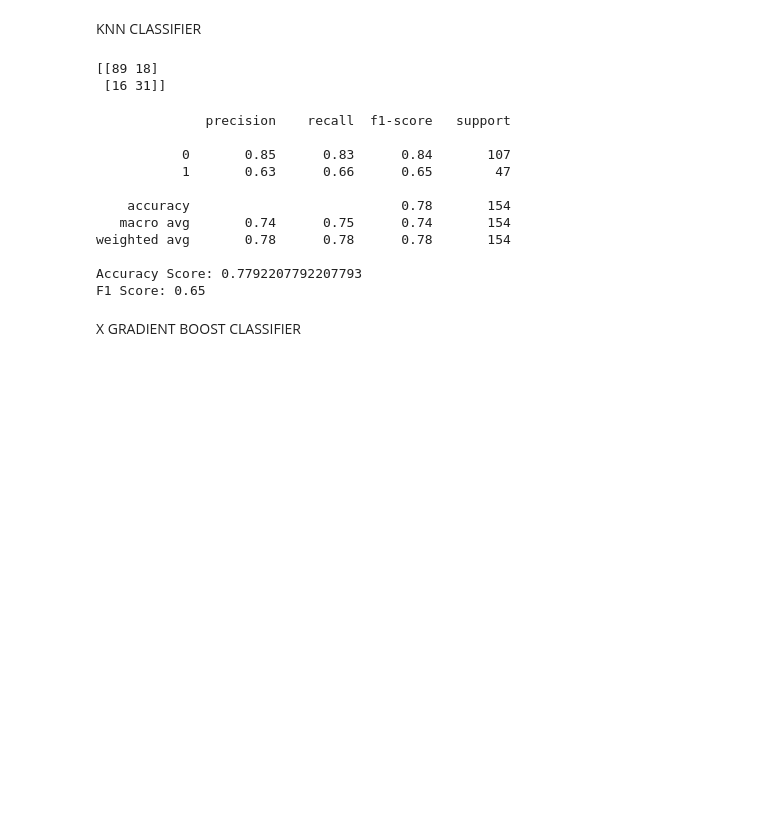
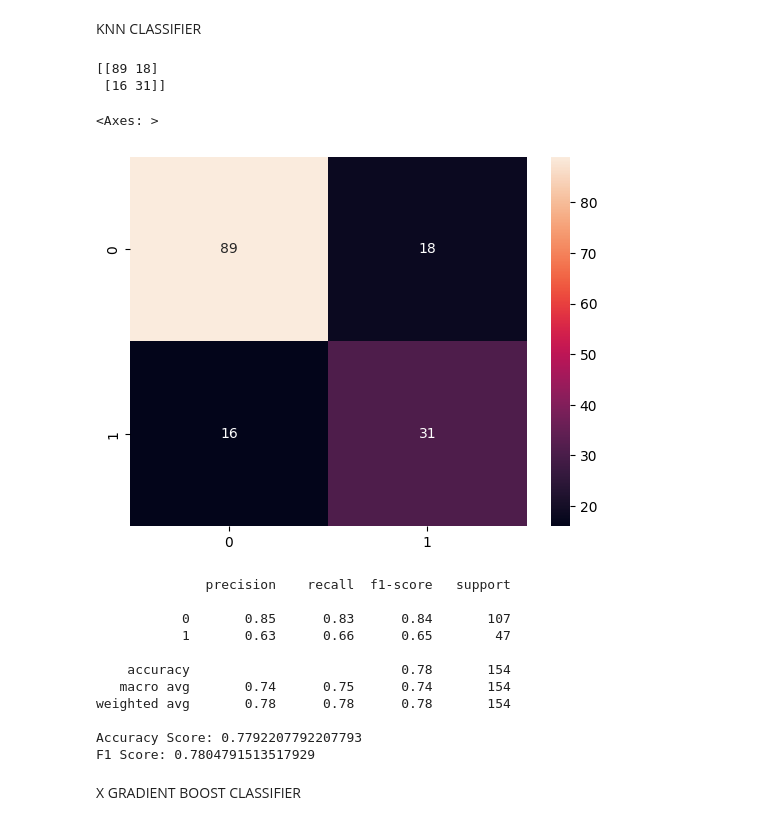
Before and after one commit to ivan-block/Exercise, a Jupyter notebook: diabetes.ipynb, the cells around one changed output. Drawn from its saved outputs; the diff is of its cells as text; code cells hidden in the pictures; blank space fills up the shorter version.

```diff
--- a/diabetes.ipynb
+++ b/diabetes.ipynb
@@ -304,13 +330,17 @@ KNN CLASSIFIER
 # %%
 knn = KNeighborsClassifier()
 knn.fit(X_train, y_train)
 yknnpredict = knn.predict(X_test)
 
 cm_knn = confusion_matrix(y_test, yknnpredict)
 print(cm_knn)
+
+sns.heatmap(cm_knn, annot=True)
 # %% [output]
 [[89 18]
  [16 31]]
+<Axes: >
+[figure, added]
 # %%
 cl_report_knn = classification_report(y_test, yknnpredict)
 print(cl_report_knn)
@@ -318,8 +348,8 @@ print(cl_report_knn)
 ac_score_knn = accuracy_score(y_test, yknnpredict)
 print(f"Accuracy Score: {ac_score_knn}")
 
-f1_knn = f1_score(y_test, yknnpredict)
-print(f'F1 Score: {f1_knn:.2f}')
+f1_knn = f1_score(y_test, yknnpredict, average='weighted')
+print(f'F1 Score: {f1_knn}')
 # %% [output]
               precision    recall  f1-score   support
 
@@ -331,7 +361,7 @@ print(f'F1 Score: {f1_knn:.2f}')
 weighted avg       0.78      0.78      0.78       154
 
 Accuracy Score: 0.7792207792207793
-F1 Score: 0.65
+F1 Score: 0.7804791513517929
 # %% [markdown]
 X GRADIENT BOOST CLASSIFIER
 # %%
```
Also changed, not shown: parts of 20 cells of this notebook.
